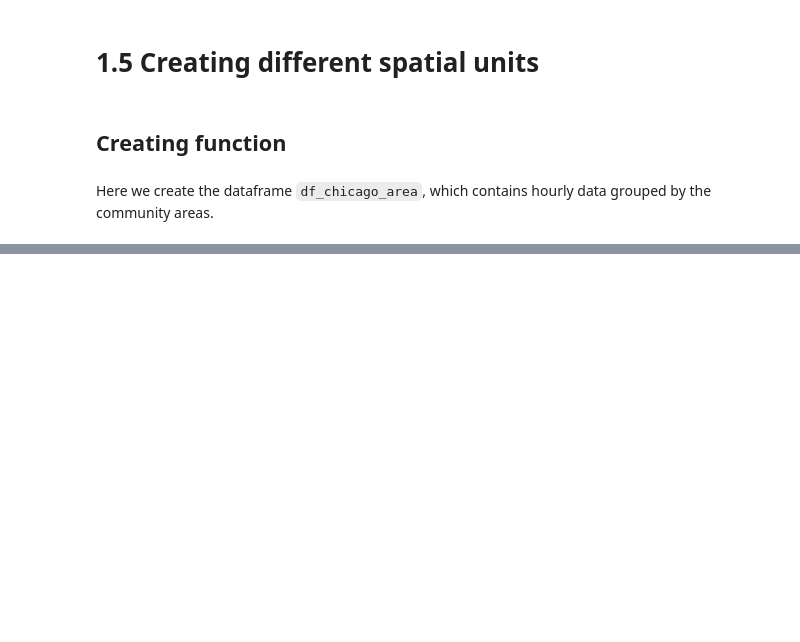
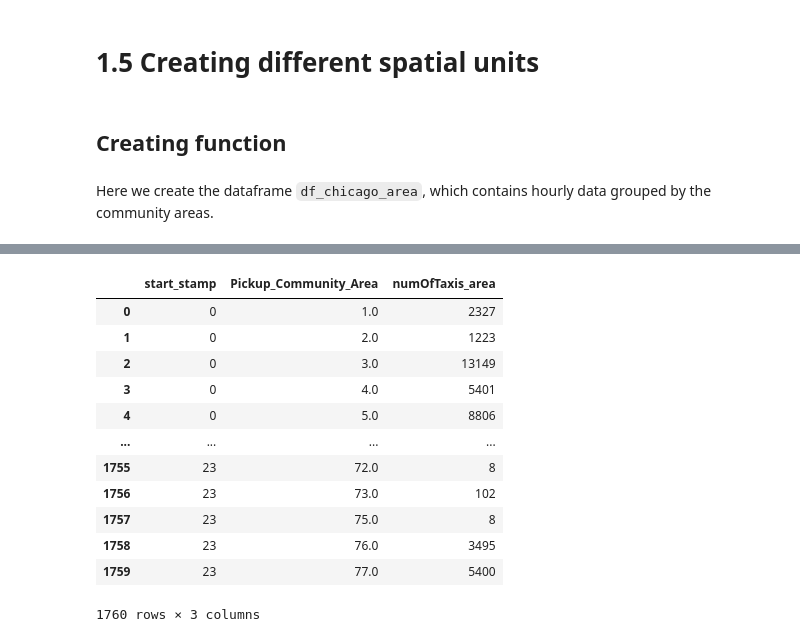
Before and after one commit to Hannah2800/AAA_2023_AdvancedPythonPandas, a Jupyter notebook: Task 1 - Data Cleaning and Preparation.ipynb, the cells around one changed output, grey strips where cells are left out. Cells and saved outputs as stored; diff of their text form; code cells hidden in the pictures; blank space fills up the shorter version.

```diff
--- a/Task 1 - Data Cleaning and Preparation.ipynb
+++ b/Task 1 - Data Cleaning and Preparation.ipynb
@@ -1255,3 +1385,20 @@ df_chicago_area
 #df_chicago_area =
 # %%
 #df_chicago_hex =
+# %%
+df_test1 = df_chicago
+df_test2 = df_chicago
+df_test3 = df_chicago
+df_test4 = df_chicago
+df_test5 = df_chicago
+df_test6 = df_chicago
+# %%
+def spat_and_temp(df,col1,period):
+
+    df = timeperiod(df,period)
+
+    df['numOfTaxis_area'] =0
+
+    spa_temp = df.groupby(['start_stamp',col1])['numOfTaxis_area'].count().reset_index()
+
+    return spa_temp
@@ -1257,0 +1411,18 @@ df_chicago_area
+# %%
+df1=spat_and_temp(df_test2,'Pickup_Community_Area',1)
+# %%
+df1
+# %% [output]
+|  | start_stamp | Pickup_Community_Area | numOfTaxis_area |
+| 0 | 0 | 1.0 | 2327 |
+| 1 | 0 | 2.0 | 1223 |
+| 2 | 0 | 3.0 | 13149 |
+| 3 | 0 | 4.0 | 5401 |
+| 4 | 0 | 5.0 | 8806 |
+| ... | ... | ... | ... |
+| 1755 | 23 | 72.0 | 8 |
+| 1756 | 23 | 73.0 | 102 |
+| 1757 | 23 | 75.0 | 8 |
+| 1758 | 23 | 76.0 | 3495 |
+| 1759 | 23 | 77.0 | 5400 |
+1760 rows × 3 columns
```
Also changed, not shown: parts of 23 cells of this notebook, 1 other file.
